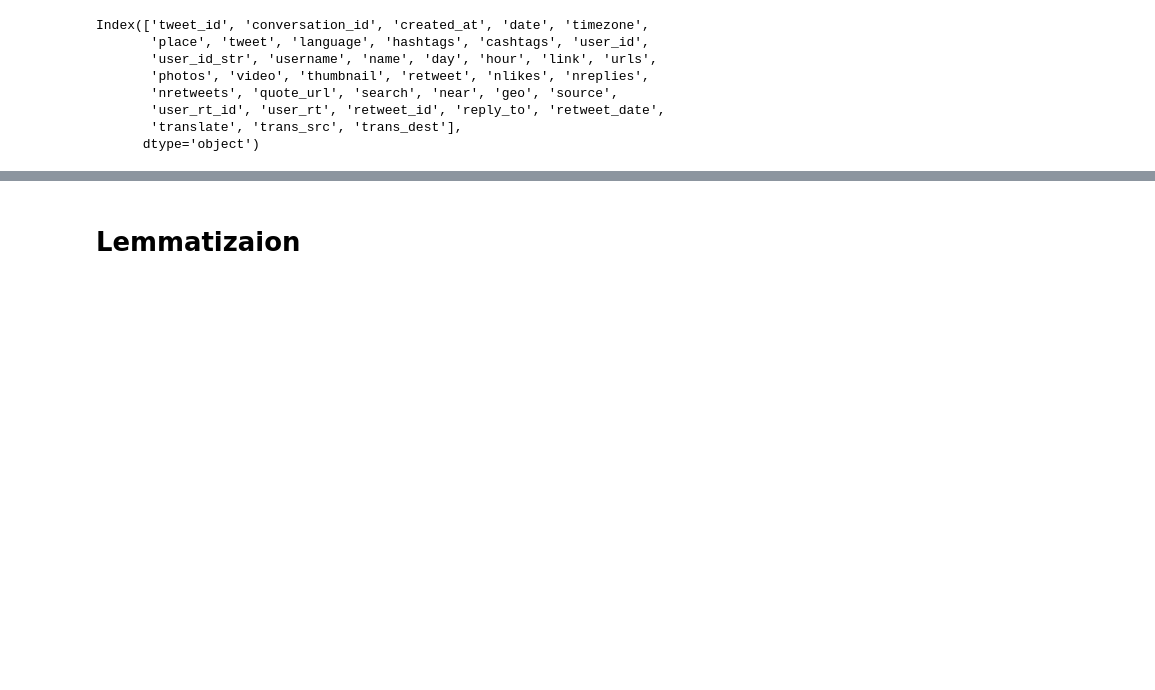
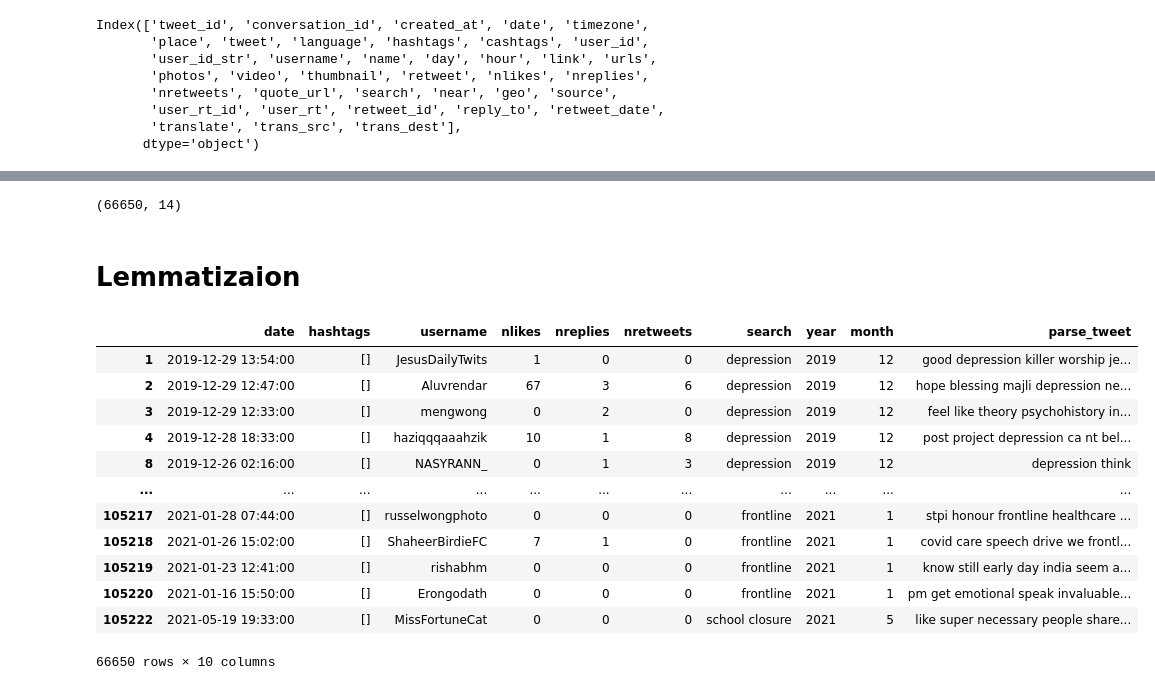
Before and after one commit to OmdenaAI/omdena-singapore-covid-health, a Jupyter notebook: src/tasks/task-1-data-scraping/twitter/final_clean.ipynb, the cells around one changed output, grey strips where cells are left out. Cells and saved outputs as stored; diff of their text form; code cells hidden in the pictures; blank space fills up the shorter version.

Commit message:
final cleaning file update

```diff
--- a/src/tasks/task-1-data-scraping/twitter/final_clean.ipynb
+++ b/src/tasks/task-1-data-scraping/twitter/final_clean.ipynb
@@ -171,3 +175,19 @@ raw
+# %%
+
+# Drop Irrelevant tweets by detecking keywords in tweets
+words = ['johor', 'malaysia', 'sects', 'depression tribe', 'drkshdw', 'sects', 'valimai', 'myanmar']
+raw = raw[~raw.clean_tweet4.str.contains('|'.join(words))]
+
+# Drop Irrelevant tweets by detecking keywords in hashtags
+words = ['july6coup', 'dreadfulcovidamidmilitarycoup', 'whatshappeninginmyanmar',
+         'july3revilestrike', 'july6coup', 'whatshappeninginmyanmar', 'july4coup',
+         'june29coup', 'myanmar', 'june30coup', 'feb9coup', 'feb8coup', 'herethevoiceofmyanmar',
+         'savemyanmar', 'myanmarsnsfreedom', 'coup7feb', 'weneeddemocracy', 'fightfordemocracy',
+         "againstmyanmarmilitarycoup", "ambarazahrah"]
+raw = raw[~raw.hashtags.str.contains('|'.join(words))]
+raw.shape
+# %% [output]
+(66650, 14)
 # %%
 clean_data = raw.drop(labels=["latitude", "longitude","language", "tweet"], axis=1)
 clean_data.to_csv("final_clean_data.csv")
@@ -189,5 +209,22 @@ def lemmatize_text(text):
     return text
 
 clean_data["parse_tweet"] = clean_data.clean_tweet4.map(lemmatize_text)
+# %%
+clean_data.drop("clean_tweet4", axis=1, inplace=True)
+clean_data
+# %% [output]
+|  | date | hashtags | username | nlikes | nreplies | nretweets | search | year | month | parse_tweet |
+| 1 | 2019-12-29 13:54:00 | [] | JesusDailyTwits | 1 | 0 | 0 | depression | 2019 | 12 | good depression killer worship je... |
+| 2 | 2019-12-29 12:47:00 | [] | Aluvrendar | 67 | 3 | 6 | depression | 2019 | 12 | hope blessing majli depression ne... |
+| 3 | 2019-12-29 12:33:00 | [] | mengwong | 0 | 2 | 0 | depression | 2019 | 12 | feel like theory psychohistory in... |
+| 4 | 2019-12-28 18:33:00 | [] | haziqqqaaahzik | 10 | 1 | 8 | depression | 2019 | 12 | post project depression ca nt bel... |
+| 8 | 2019-12-26 02:16:00 | [] | NASYRANN_ | 0 | 1 | 3 | depression | 2019 | 12 | depression think |
+| ... | ... | ... | ... | ... | ... | ... | ... | ... | ... | ... |
+| 105217 | 2021-01-28 07:44:00 | [] | russelwongphoto | 0 | 0 | 0 | frontline | 2021 | 1 | stpi honour frontline healthcare ... |
+| 105218 | 2021-01-26 15:02:00 | [] | ShaheerBirdieFC | 7 | 1 | 0 | frontline | 2021 | 1 | covid care speech drive we frontl... |
+| 105219 | 2021-01-23 12:41:00 | [] | rishabhm | 0 | 0 | 0 | frontline | 2021 | 1 | know still early day india seem a... |
+| 105220 | 2021-01-16 15:50:00 | [] | Erongodath | 0 | 0 | 0 | frontline | 2021 | 1 | pm get emotional speak invaluable... |
+| 105222 | 2021-05-19 19:33:00 | [] | MissFortuneCat | 0 | 0 | 0 | school closure | 2021 | 5 | like super necessary people share... |
+66650 rows × 10 columns
 # %%
 clean_data.to_csv("final_lemmatized_data.csv")
```
Also changed, not shown: parts of 4 cells of this notebook.
